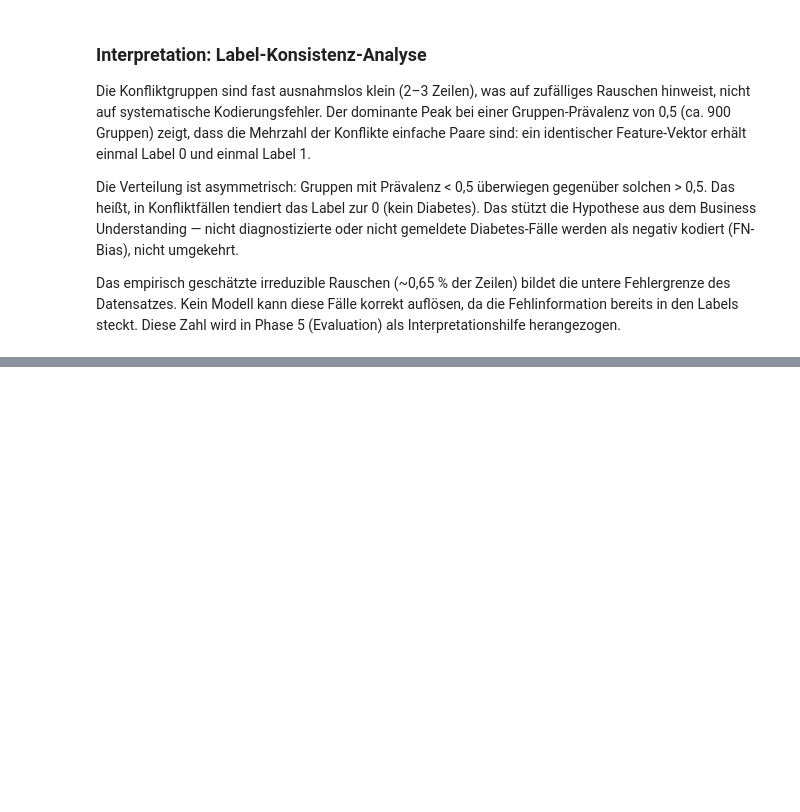
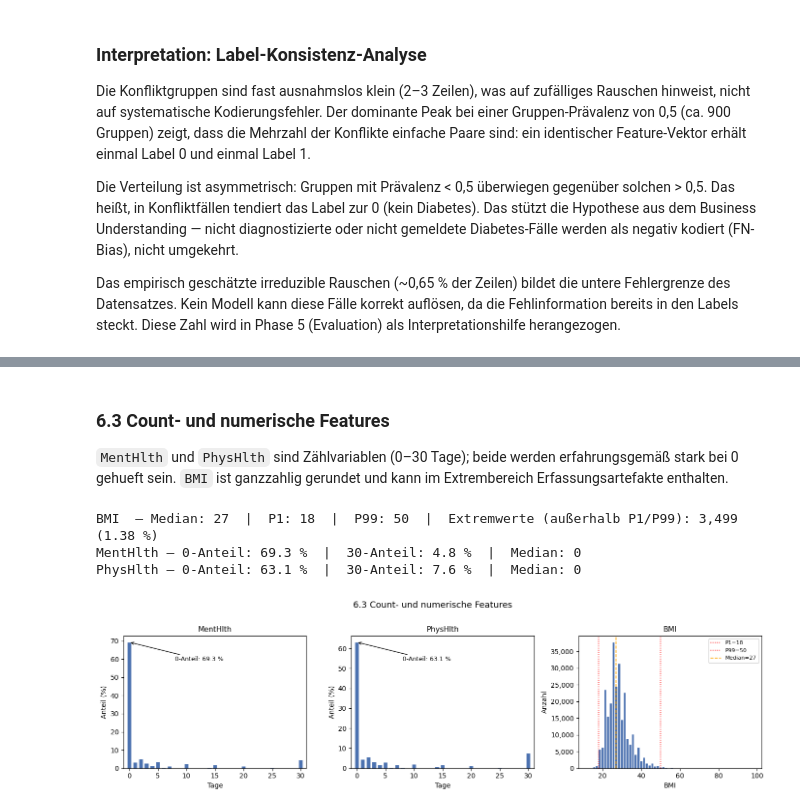
Before and after one commit to Hasher26/Diabetes-Prediction-Hasher, a Jupyter notebook: notebooks/02_data_understanding.ipynb, the cells around one changed output, grey strips where cells are left out. Drawn from its saved outputs; the diff is of its cells as text; code cells hidden in the pictures; blank space fills up the shorter version.

```diff
--- a/notebooks/02_data_understanding.ipynb
+++ b/notebooks/02_data_understanding.ipynb
@@ -310,0 +423,51 @@ als Interpretationshilfe herangezogen.
+# %% [markdown]
+### 6.3 Count- und numerische Features
+
+`MentHlth` und `PhysHlth` sind Zählvariablen (0–30 Tage); beide werden erfahrungsgemäß stark bei 0 gehueft sein. `BMI` ist ganzzahlig gerundet und kann im Extrembereich Erfassungsartefakte enthalten.
+# %%
+fig, axes = plt.subplots(1, 3, figsize=(14, 4))
+
+# MentHlth & PhysHlth: bar chart (discrete 0–30)
+for ax, col in zip(axes[:2], COUNT_COLS):
+    counts = df[col].value_counts().sort_index()
+    ax.bar(counts.index, counts.values / len(df) * 100, color="#4C72B0", edgecolor="white", width=0.8)
+    zero_pct = df[col].eq(0).mean() * 100
+    ax.annotate(f"0-Anteil: {zero_pct:.1f} %", xy=(0, counts[0] / len(df) * 100),
+                xytext=(8, counts[0] / len(df) * 100 * 0.85),
+                arrowprops=dict(arrowstyle="->", color="black"), fontsize=9)
+    ax.set_title(col, fontsize=11)
+    ax.set_xlabel("Tage")
+    ax.set_ylabel("Anteil (%)")
+    ax.set_xlim(-1, 31)
+
+# BMI: histogram + summary stats
+ax = axes[2]
+ax.hist(df["BMI"], bins=60, color="#4C72B0", edgecolor="white")
+for pct, ls in [(1, ":"), (99, ":")]:
+    v = np.percentile(df["BMI"], pct)
+    ax.axvline(v, color="red", linestyle=ls, linewidth=1.2, label=f"P{pct}={v:.0f}")
+ax.axvline(df["BMI"].median(), color="orange", linestyle="--", linewidth=1.2,
+           label=f"Median={df['BMI'].median():.0f}")
+ax.set_title("BMI", fontsize=11)
+ax.set_xlabel("BMI")
+ax.set_ylabel("Anzahl")
+ax.yaxis.set_major_formatter(mticker.FuncFormatter(lambda x, _: f"{int(x):,}"))
+ax.legend(fontsize=8)
+
+# Extremwerte
+bmi_p1, bmi_p99 = np.percentile(df["BMI"], [1, 99])
+n_extreme = df["BMI"].gt(bmi_p99).sum() + df["BMI"].lt(bmi_p1).sum()
+print(f"BMI  — Median: {df['BMI'].median():.0f}  |  P1: {bmi_p1:.0f}  |  P99: {bmi_p99:.0f}  "
+      f"|  Extremwerte (außerhalb P1/P99): {n_extreme:,} ({n_extreme/len(df)*100:.2f} %)")
+for col in COUNT_COLS:
+    print(f"{col} — 0-Anteil: {df[col].eq(0).mean()*100:.1f} %  |  "
+          f"30-Anteil: {df[col].eq(30).mean()*100:.1f} %  |  Median: {df[col].median():.0f}")
+
+plt.suptitle("6.3 Count- und numerische Features", fontsize=13, y=1.01)
+plt.tight_layout()
+plt.show()
+# %% [output]
+BMI  — Median: 27  |  P1: 18  |  P99: 50  |  Extremwerte (außerhalb P1/P99): 3,499 (1.38 %)
+MentHlth — 0-Anteil: 69.3 %  |  30-Anteil: 4.8 %  |  Median: 0
+PhysHlth — 0-Anteil: 63.1 %  |  30-Anteil: 7.6 %  |  Median: 0
+[figure, added]
```
Also changed, not shown: parts of 31 cells of this notebook.
